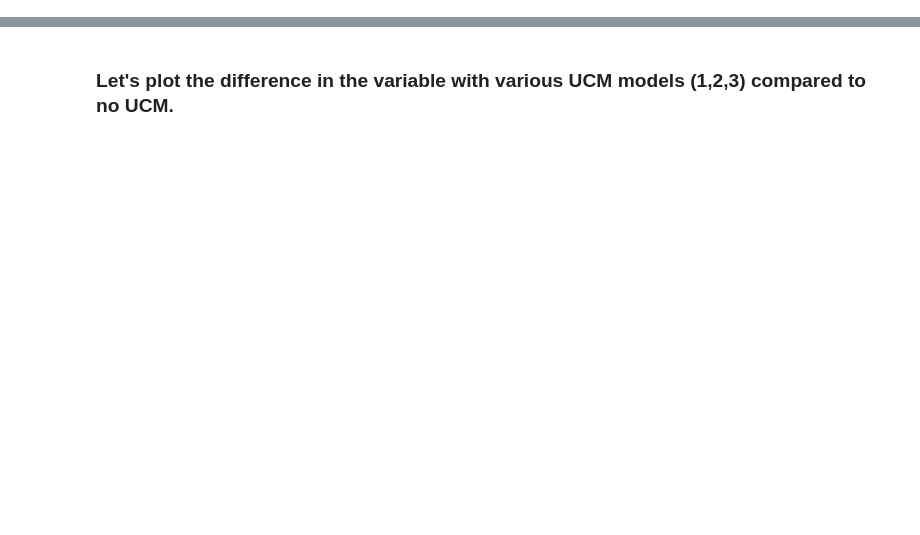
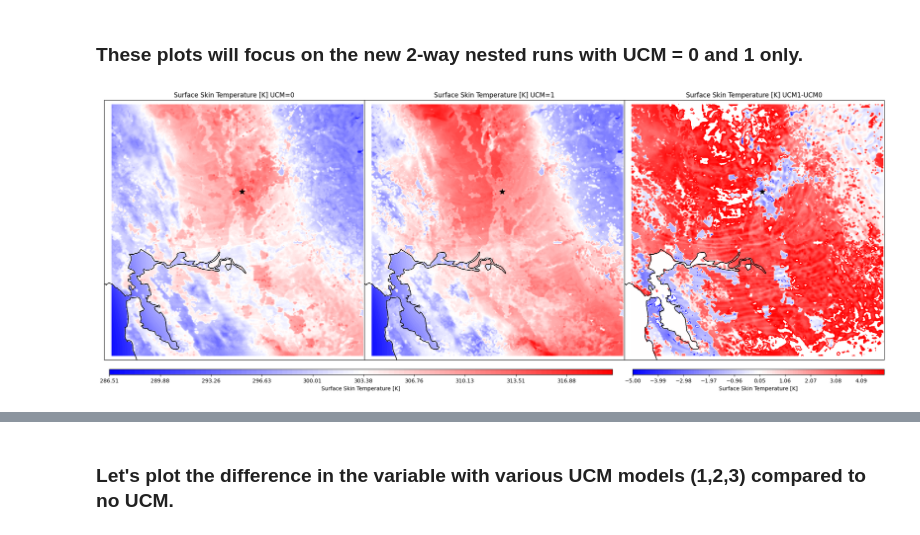
Before and after one commit to wtoslac/LCLUCWRF, a Jupyter notebook: PyWRF/CompareSkinTemperature.ipynb, the cells around one changed output, grey strips where cells are left out. Cells and saved outputs as stored; diff of their text form; code cells hidden in the pictures; blank space fills up the shorter version.

```diff
--- a/PyWRF/CompareSkinTemperature.ipynb
+++ b/PyWRF/CompareSkinTemperature.ipynb
@@ -0,0 +1,74 @@
+# %% [markdown]
+### These plots will focus on the new 2-way nested runs with UCM = 0 and 1 only.
+# %%
+import numpy as np
+import matplotlib.pyplot as plt
+from netCDF4 import Dataset
+from wrf import getvar, to_np, get_cartopy, latlon_coords, ll_to_xy, vertcross, interplevel,ALL_TIMES
+import cartopy as cp
+from glob import glob
+
+# Open the NetCDF file
+ncfile0 = Dataset("/data/wto/WRF/WRFV4.5/test/em_real_UCM1/wrfout_d01_2020-06-06_21:00:00")
+ncfile1 = Dataset("/data/wto/WRF/WRFV4.5/test/em_real_PBL1/wrfout_d01_2020-06-06_21:00:00")
+### Set the Variable you want to look at. ####
+Var = "TSK"
+VarLabel = "Surface Skin Temperature [K]"
+Var0 = getvar(ncfile0, Var)
+Var1 = getvar(ncfile1, Var)
+
+wrf_proj = get_cartopy(Var0)
+lats, lons = latlon_coords(Var0)
+
+# Create figure with minimal whitespace
+fig, (ax0, ax1, ax2) = plt.subplots(1, 3, subplot_kw={'projection': wrf_proj},
+                               gridspec_kw={'wspace': -0.0}, figsize=(26, 9))
+
+# Add shared colorbar spanning only the width of both plots
+levels = np.linspace(np.min([to_np(Var0).min(),to_np(Var1).min()]),
+                     np.max([to_np(Var0).max(),to_np(Var1).max()]), 100)
+
+#  contour plot for UCM=0
+ax0.set_title(VarLabel+ " UCM=0")
+ax0.set_extent([to_np(lons).min(), to_np(lons).max(), to_np(lats).min(), to_np(lats).max()], crs=cp.crs.PlateCarree())
+center_lon, center_lat = -121.49, 38.58
+lon_min, lon_max = center_lon - 0.3, center_lon + 0.3
+lat_min, lat_max = center_lat - 0.25, center_lat + 0.25
+#ax0.set_extent([lon_min, lon_max, lat_min, lat_max], crs=cp.crs.PlateCarree())
+contour0 = ax0.contourf(to_np(lons), to_np(lats),to_np(Var0),transform=cp.crs.PlateCarree(), cmap="bwr",levels=levels)
+# Add geographical features and a star marker for Sacramento
+ax0.add_feature(cp.feature.COASTLINE)
+ax0.add_feature(cp.feature.STATES)
+ax0.scatter(-121.49, 38.58, color='black', marker='*', s=100, label="Sacramento",transform=cp.crs.PlateCarree())
+
+
+#  contour plot for UCM=1
+ax1.set_title(VarLabel+ " UCM=1")
+ax1.set_extent([to_np(lons).min(), to_np(lons).max(), to_np(lats).min(), to_np(lats).max()], crs=cp.crs.PlateCarree())
+#ax1.set_extent([lon_min, lon_max, lat_min, lat_max], crs=cp.crs.PlateCarree())
+contour1 = ax1.contourf(to_np(lons), to_np(lats), to_np(Var1),transform=cp.crs.PlateCarree(), cmap="bwr",levels=levels)
+# Add geographical features and a star marker for Sacramento
+ax1.add_feature(cp.feature.COASTLINE)
+ax1.add_feature(cp.feature.STATES)
+ax1.scatter(-121.49, 38.58, color='black', marker='*', s=100, label="Sacramento",transform=cp.crs.PlateCarree())
+
+cbar_ax1 = fig.add_axes([0.13, 0.08, 0.5, 0.015])  # [left, bottom, width, height]
+cbar1 = fig.colorbar(contour0, cax=cbar_ax1, orientation="horizontal")
+cbar1.set_label(VarLabel)
+
+#  contour plot for UCM= (1-0)
+ax2.set_title(VarLabel+ " UCM1-UCM0")
+ax2.set_extent([to_np(lons).min(), to_np(lons).max(), to_np(lats).min(), to_np(lats).max()], crs=cp.crs.PlateCarree())
+contour2 = ax2.contourf(to_np(lons), to_np(lats), to_np(Var1)-to_np(Var0),transform=cp.crs.PlateCarree(), cmap="bwr",levels=np.linspace(-5,5,100))
+# Add geographical features and a star marker for Sacramento
+ax2.add_feature(cp.feature.COASTLINE)
+ax2.add_feature(cp.feature.STATES)
+ax2.scatter(-121.49, 38.58, color='black', marker='*', s=100, label="Sacramento",transform=cp.crs.PlateCarree())
+# Add shared colorbar spanning only the width of both plots
+cbar_ax2 = fig.add_axes([0.65, 0.08, 0.25, 0.015])  # [left, bottom, width, height]
+cbar2 = fig.colorbar(contour2, cax=cbar_ax2, orientation="horizontal")
+cbar2.set_label(VarLabel)
+
+plt.show()
+# %% [output]
+[figure, added]
```
Also changed, not shown: parts of 13 cells of this notebook, 5 other files.
